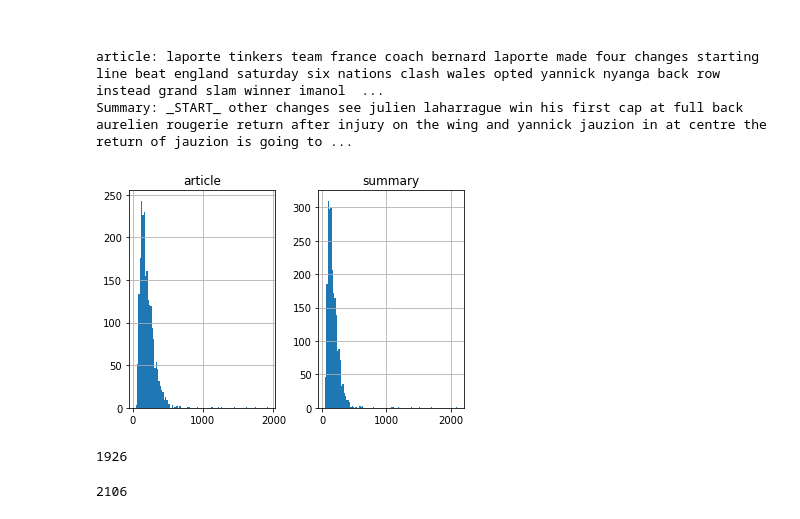
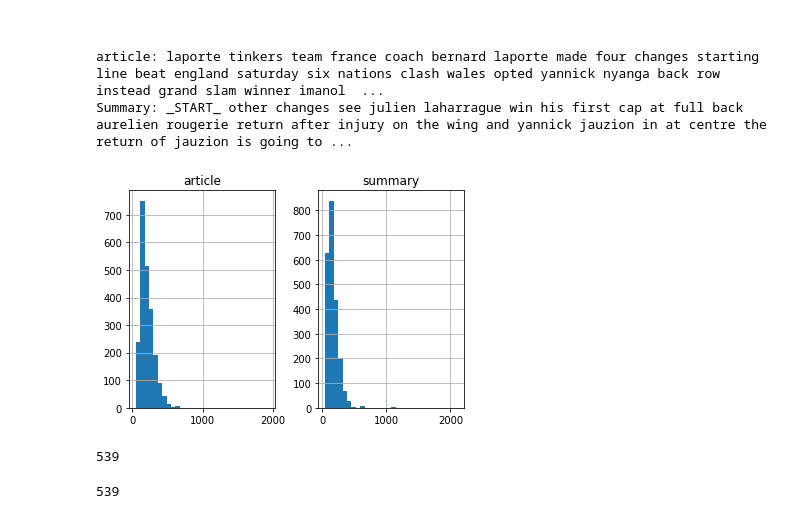
Before and after one commit to yashaswi2000/Text_summarisation, a Jupyter notebook: Ml_project.ipynb, the cells around one changed output. Saved outputs shown, nothing was run; the diff lists cells and outputs as text; code cells hidden in the pictures.

```diff
--- a/Ml_project.ipynb
+++ b/Ml_project.ipynb
@@ -246,24 +244,24 @@ Summary: _START_ other changes see julien laharrague win his first cap at full b
 # %%
 import matplotlib.pyplot as plt
 article_word_count = []
 summary_word_count = []
 
 for i in df['cleaned_article']:
       article_word_count.append(len(i.split()))
 
 for i in df['cleaned_summary']:
       summary_word_count.append(len(i.split()))
 
 length_df = pd.DataFrame({'article':article_word_count, 'summary':summary_word_count})
-length_df.hist(bins = 100)
+length_df.hist(bins = 30)
 plt.show()
 # %% [output]
-[figure, old version]
+[figure, new version]
-# %%
-max(article_word_count)
-# %% [output]
-1926
-# %%
-max(summary_word_count)
-# %% [output]
-2106
+# %%
+article_word_count.index(max(article_word_count))
+# %% [output]
+539
+# %%
+summary_word_count.index(max(summary_word_count))
+# %% [output]
+539
```
Also changed, not shown: parts of 2 cells of this notebook.
